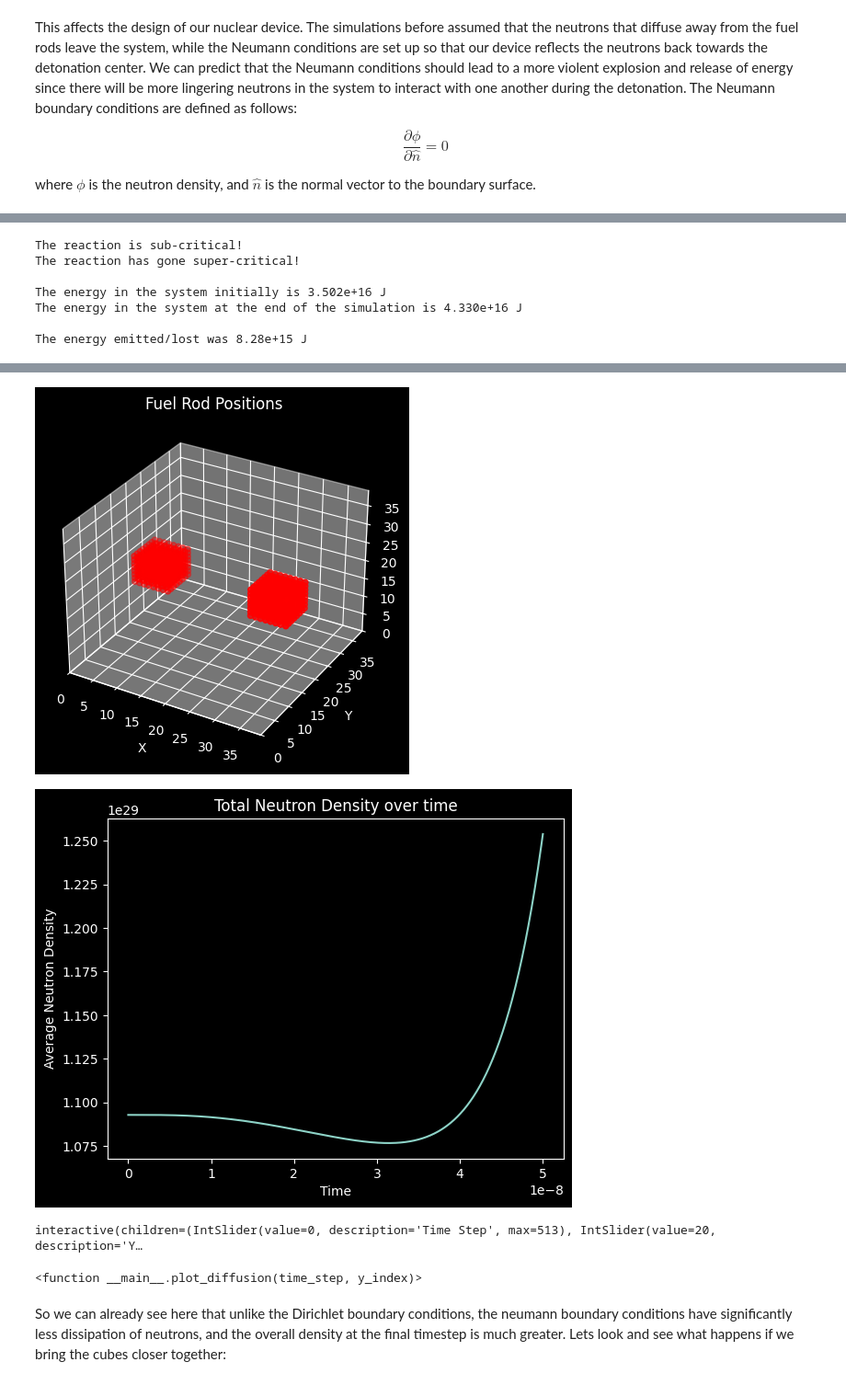
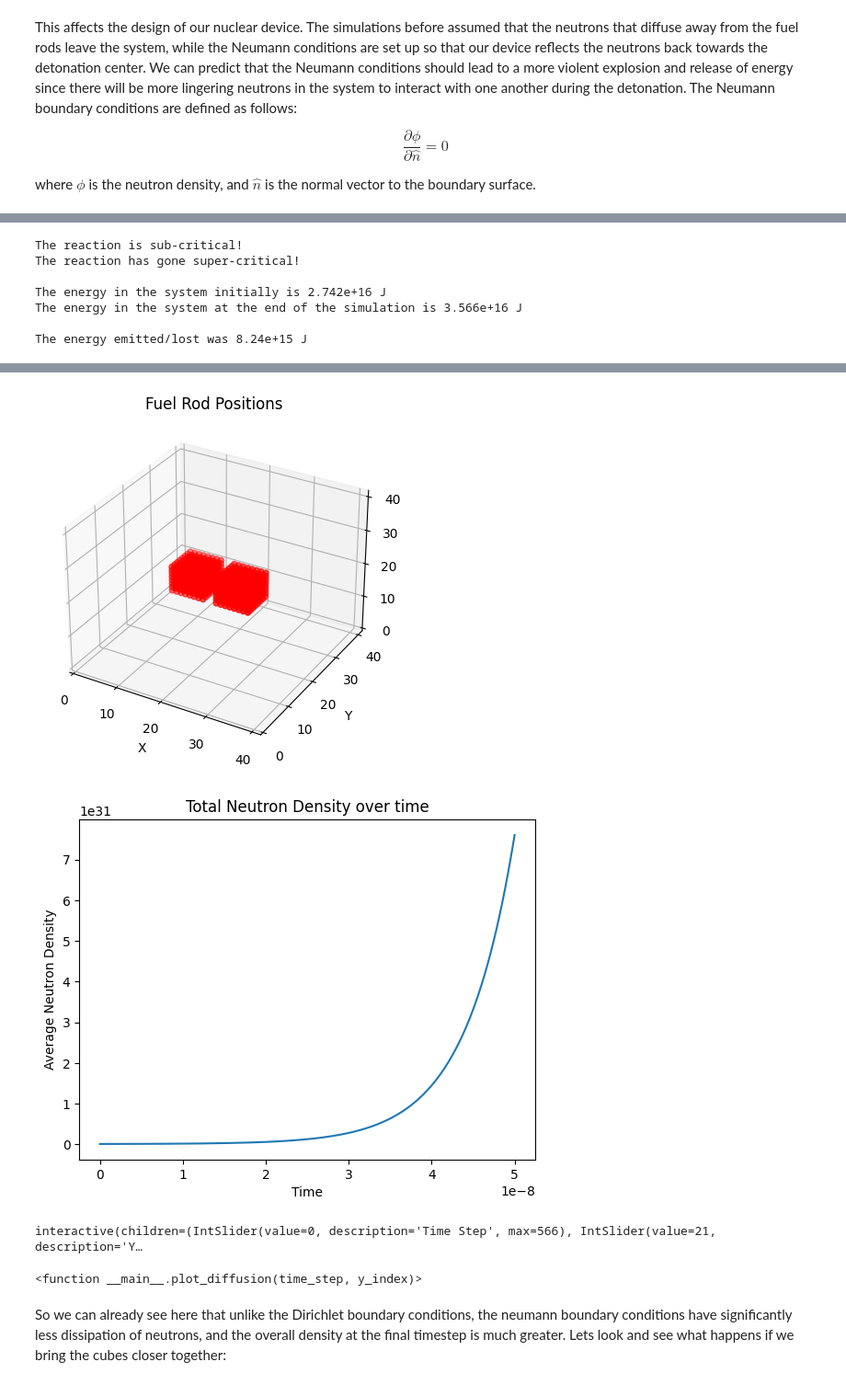
Before and after one commit to epetrimoulx/Neutron-Diffusion, a Jupyter notebook: Stationary/Neutron_Diffusion_Stationary.ipynb, the cells around one changed output, grey strips where cells are left out. Shown at 92% size. Cells and saved outputs as stored; diff of their text form; code cells hidden in the pictures.

```diff
--- a/Stationary/Neutron_Diffusion_Stationary.ipynb
+++ b/Stationary/Neutron_Diffusion_Stationary.ipynb
@@ -55,7 +55,7 @@ The general solution process will be to create an object of type "Material", and
 # %% [markdown]
 We can start by defining constants for the grid size and diffusion. The grid size is limited by RAM, since the simulation area will be a 3D array evolving in time. Right now DIFFUSION_CONST is the value corresponding to U$^{235}$ and is in units of $m^2/s$. The box length is in terms of meters, and the densities along with Avogadro's Number are used to calculate the density of neutrons in 1 cubic meter of fissile material. Additionally, the neutron energy is included so that we can analyze the energy output of the system.
 # %%
-BOX_LENGTH: int = 40 # [m]
+BOX_LENGTH: int = 42 # [m]
 DIFFUSION_CONST: float = 2.34e5 # [1/s]
 NEUTRON_ENERGY: float = 2 # [MeV]
 MeV_to_J: float = 1.6022e-13 # [MeV/J]
@@ -1626,10 +1626,10 @@ get_energy(total_density)
 The reaction is sub-critical!
 The reaction has gone super-critical!
 
-The energy in the system initially is 3.502e+16 J
-The energy in the system at the end of the simulation is 4.330e+16 J
+The energy in the system initially is 2.742e+16 J
+The energy in the system at the end of the simulation is 3.566e+16 J
 
-The energy emitted/lost was 8.28e+15 J
+The energy emitted/lost was 8.24e+15 J
 # %%
 # Create Fuel Rod Objects
 fuel_rod_1 = Shape(8, 8, 8, 'Cube', 235, 'Uranium', 92, URANIUM_DENSITY)
@@ -1652,7 +1652,7 @@ time: np.ndarray          = np.linspace(0, t_final, num_timesteps)
 
 # Create Grid
 grid = np.zeros((BOX_LENGTH, BOX_LENGTH, BOX_LENGTH))
-object_separation = 25
+object_separation = 10
 
 # Embed fuel rods into the grid
 grid = place_fuel_rods_in_grid(grid, initial_condition_1, initial_condition_2, object_separation)
@@ -1697,36 +1697,36 @@ time_slider = IntSlider(
 )
 
 y_slider = IntSlider(
     value= result.shape[1] // 2,
     min=0,
     max= result.shape[1] - 1,
     step = 1,
     description='Y-axis'
 )
 
 # Use the interact function to link the slider to the plot function
 interact(plot_diffusion, time_step=time_slider, y_index=y_slider)
 # %% [output]
 Element: Uranium-235
 Z: 92
 ρ: 18710.0 kg/m^3
 M: 3.90e-25 kg
 Shape: Cube
 Length: 8m
 Width: 8m
 Height: 8m
 
 Element: Uranium-235
 Z: 92
 ρ: 18710.0 kg/m^3
 M: 3.90e-25 kg
 Shape: Cube
 Length: 8m
 Width: 8m
 Height: 8m
-[figure, old version]
+[figure, new version]
-[figure, old version]
+[figure, new version]
-interactive(children=(IntSlider(value=0, description='Time Step', max=513), IntSlider(value=20, description='Y…
+interactive(children=(IntSlider(value=0, description='Time Step', max=566), IntSlider(value=21, description='Y…
 <function __main__.plot_diffusion(time_step, y_index)>
 # %% [markdown]
 So we can already see here that unlike the Dirichlet boundary conditions, the neumann boundary conditions have significantly less dissipation of neutrons, and the overall density at the final timestep is much greater. Lets look and see what happens if we bring the cubes closer together:
```
Also changed, not shown: parts of 33 cells of this notebook, 45 other files.
